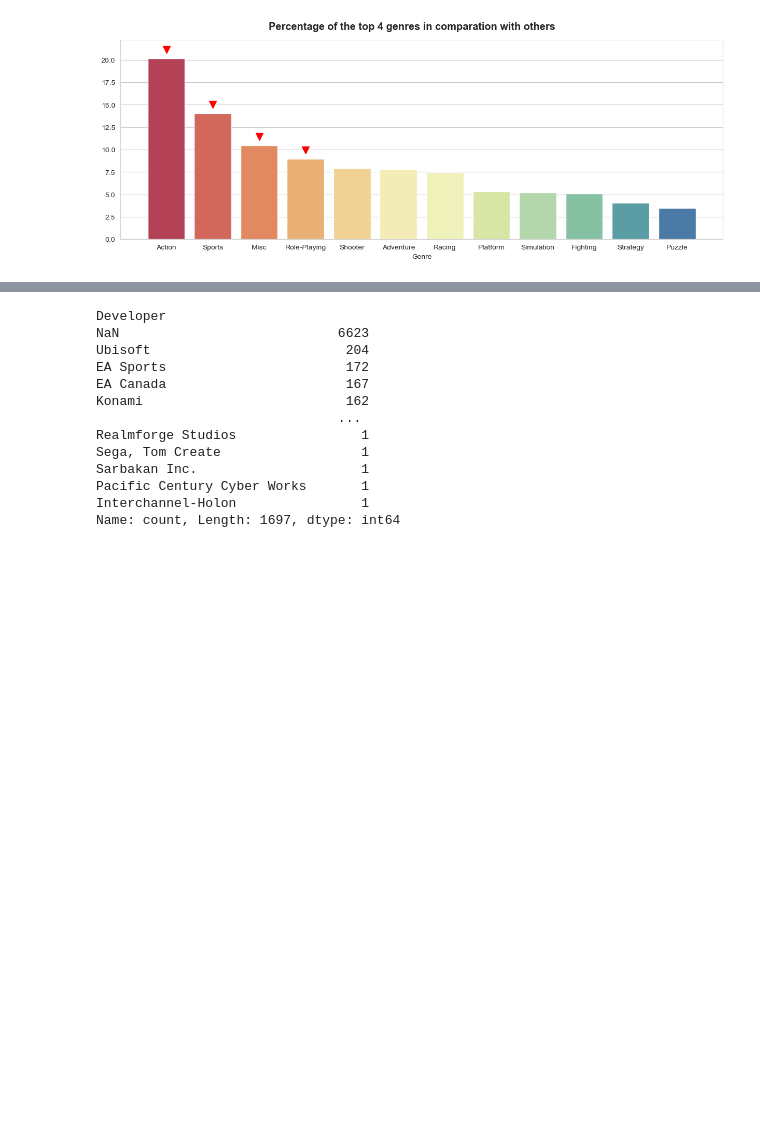
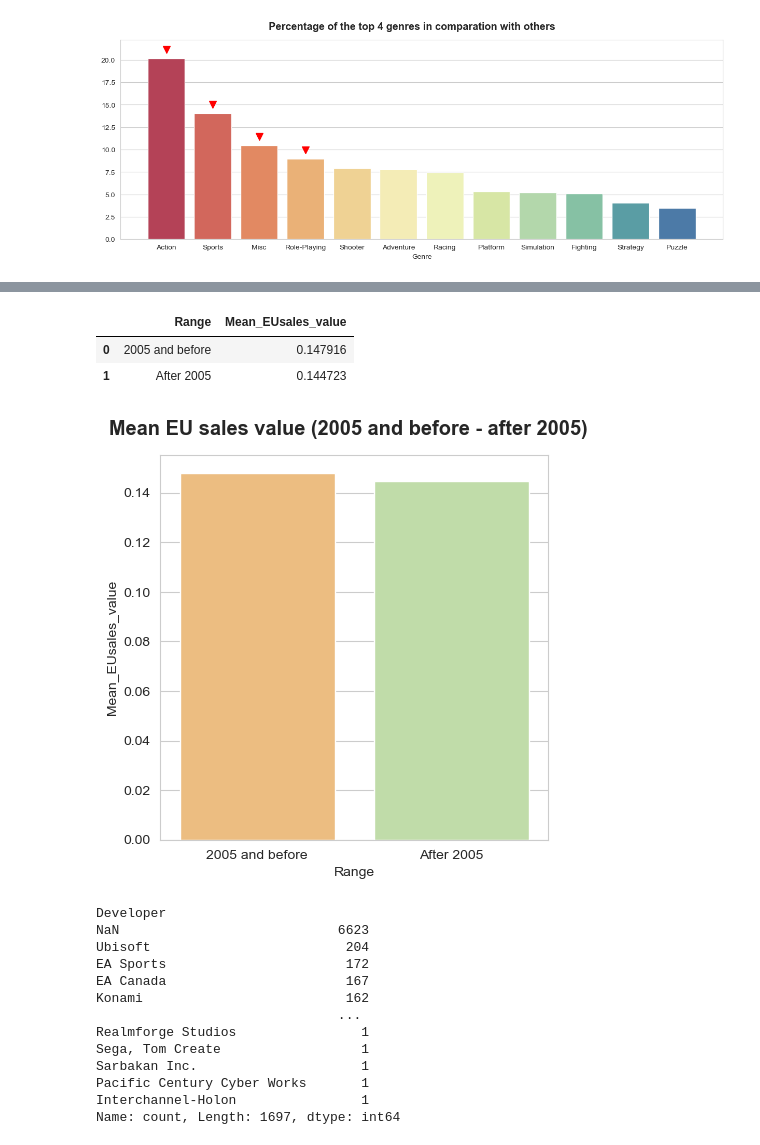
Before and after one commit to LeopoldoCCT/DataVis_Techniques-, a Jupyter notebook: LeopoldoRojoRomero_DVisHDip_CA1.ipynb, the cells around one changed output, grey strips where cells are left out. Saved outputs shown, nothing was run; the diff lists cells and outputs as text; code cells hidden in the pictures; blank space fills up the shorter version.

Commit message:
mean eu values by range

```diff
--- a/LeopoldoRojoRomero_DVisHDip_CA1.ipynb
+++ b/LeopoldoRojoRomero_DVisHDip_CA1.ipynb
@@ -304,3 +304,8 @@ ax.plot('Misc', 11.467, 'v', markersize=10, color='r');
 ax.plot('Role-Playing', 9.971, 'v', markersize=10, color='r');
 # %% [output]
 [figure]
+# %%
+mean_2005 = pd.DataFrame()
+mean_2005['Year_of_Release'] = df['Year_of_Release']
+mean_2005['EU_Sales'] = df['EU_Sales']
+mean_2005.head()
@@ -306,0 +331,3 @@ ax.plot('Role-Playing', 9.971, 'v', markersize=10, color='r');
+# %%
+mean_b_2005 = mean_2005[mean_2005['Year_of_Release'].between(1980, 2005)]
+mean_b_2005.describe()
@@ -306,0 +344,3 @@ ax.plot('Role-Playing', 9.971, 'v', markersize=10, color='r');
+# %%
+mean_a_2005 = mean_2005[mean_2005['Year_of_Release'].between(2006, 2020)]
+mean_a_2005.describe()
@@ -307,3 +357,18 @@ ax.plot('Role-Playing', 9.971, 'v', markersize=10, color='r');
+# %%
+plot_2005_mean = pd.DataFrame()
+plot_2005_mean['Range'] = ['2005 and before', 'After 2005']
+plot_2005_mean['Mean_EUsales_value'] = [mean_b_2005['EU_Sales'].mean(), mean_a_2005['EU_Sales'].mean()]
+plot_2005_mean
+# %% [output]
+|  | Range | Mean_EUsales_value |
+| 0 | 2005 and before | 0.147916 |
+| 1 | After 2005 | 0.144723 |
+# %%
+plt.figure(figsize=(5,5))
+ax = sns.barplot(data=plot_2005_mean, x='Range', y='Mean_EUsales_value', palette='Spectral');
+ax.figure.suptitle('Mean EU sales value (2005 and before - after 2005)', y=.95, weight='bold', size='x-large');
+# %% [output]
+[figure, added]
 # %%
 df.Developer.value_counts(dropna=False)
 # %% [output]
```
Also changed, not shown: parts of 26 cells of this notebook.
